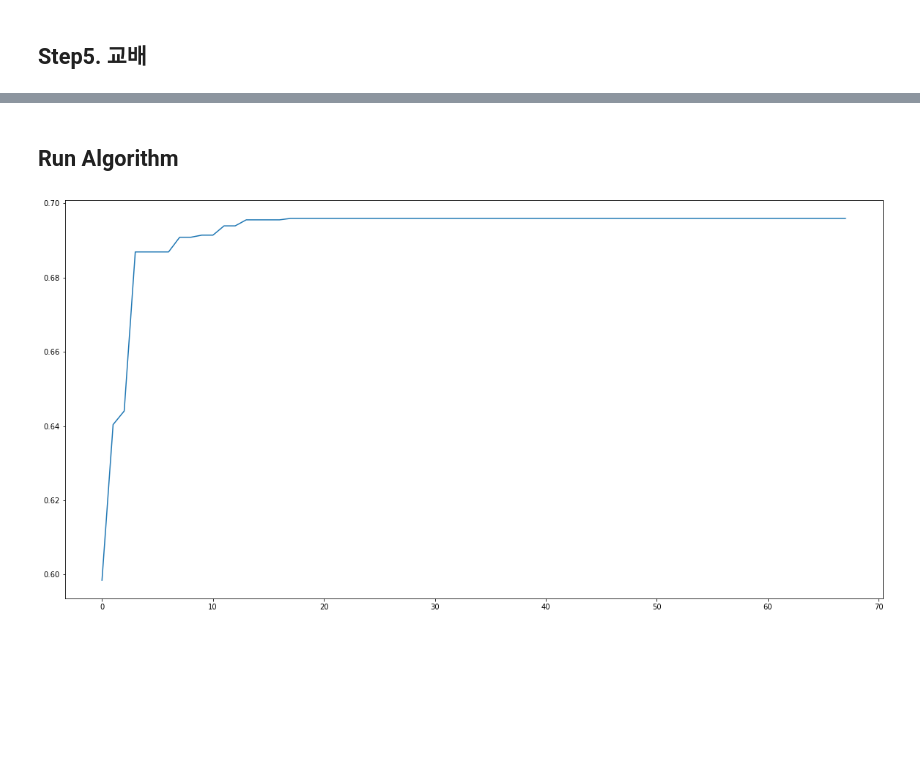
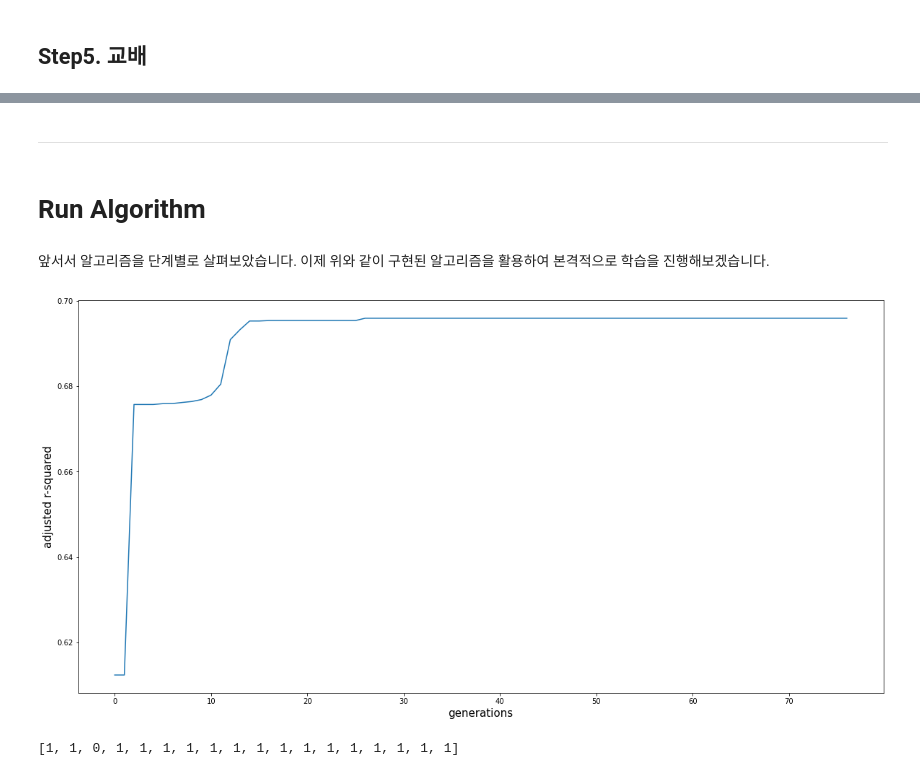
Before and after one commit to yunkio/Feature-Selection-with-Genetic-Algorithm, a Jupyter notebook: Tutorial.ipynb, the cells around one changed output, grey strips where cells are left out. Cells and saved outputs as stored; diff of their text form; code cells hidden in the pictures; blank space fills up the shorter version.

```diff
--- a/Tutorial.ipynb
+++ b/Tutorial.ipynb
@@ -18,8 +20,3 @@ X = data.drop(['price', 'date', 'id'], axis=1)
 columns = dict(zip(list(range(len(X.columns))), X.columns))
 X = sklearn.preprocessing.normalize(X, axis=1)
 y = data['price']
-# %%
-X_selected = sm.add_constant(X)
-model = sm.OLS(y, X_selected).fit()
-score = model.rsquared_adj
-score
@@ -73,8 +91,6 @@ def train_chromosome(X, chromosome_list, metric='adjusted_r_squared'):
 
         if metric == 'adjusted_r_squared':
             score = model.rsquared_adj
-        elif metric == 'rmse':
-            score = np.sqrt(model.mse_resid)
         score_list.append(score)
     return score_list
 # %%
@@ -173,8 +243,12 @@ new_genes = crossover(parent_1, parent_2, crossover_num, mutation_rate)
+# %% [markdown]
+---
 # %% [markdown]
-## Run Algorithm
+# Run Algorithm
+# %% [markdown]
+앞서서 알고리즘을 단계별로 살펴보았습니다. 이제 위와 같이 구현된 알고리즘을 활용하여 본격적으로 학습을 진행해보겠습니다.
 # %%
 # Hyper Parameter
-population_size = 32
+population_size = 8
 cut_off = 0.7
 crossover_num = 17
 mutation_rate = 0.03
@@ -218,6 +292,12 @@ for i in tqdm(range(generation_num)):
 # %%
 plt.figure(figsize=(20, 10))
 plt.plot(history[0:])
+plt.xlabel('generations', fontsize=15)
+plt.ylabel('adjusted r-squared', fontsize=15)
 plt.show()
 # %% [output]
-[figure, old version]
+[figure, new version]
+# %%
+elite_history[-1]
+# %% [output]
+[1, 1, 0, 1, 1, 1, 1, 1, 1, 1, 1, 1, 1, 1, 1, 1, 1, 1]
```
Also changed, not shown: parts of 44 cells of this notebook, 7 other files.
